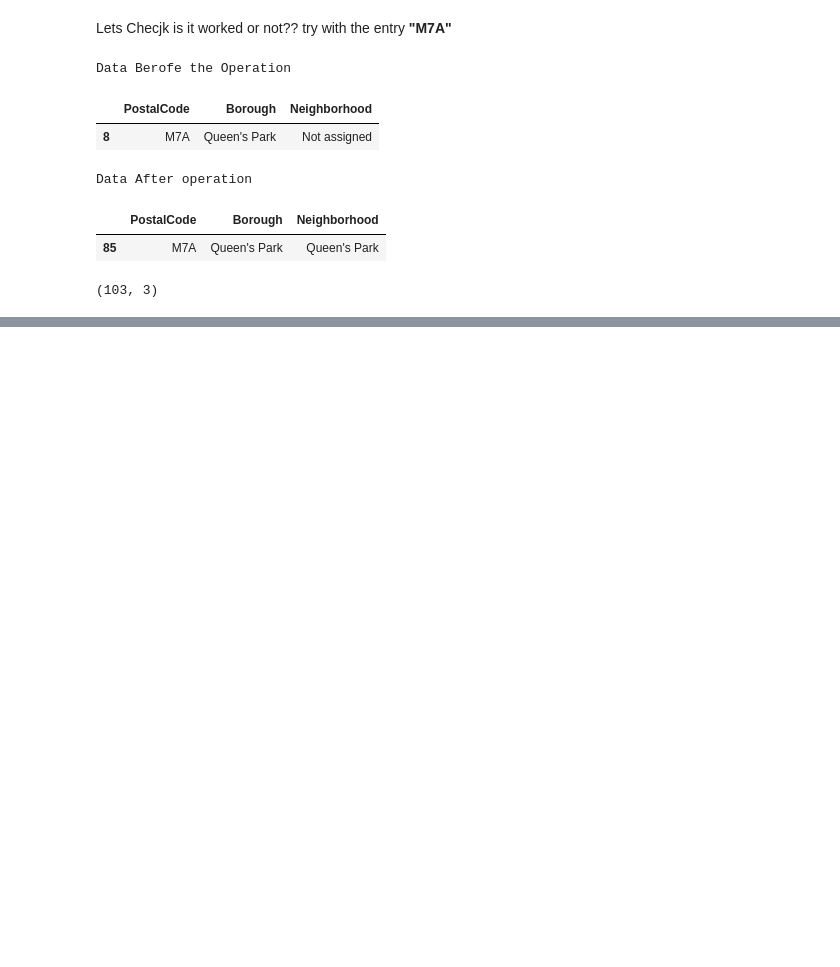
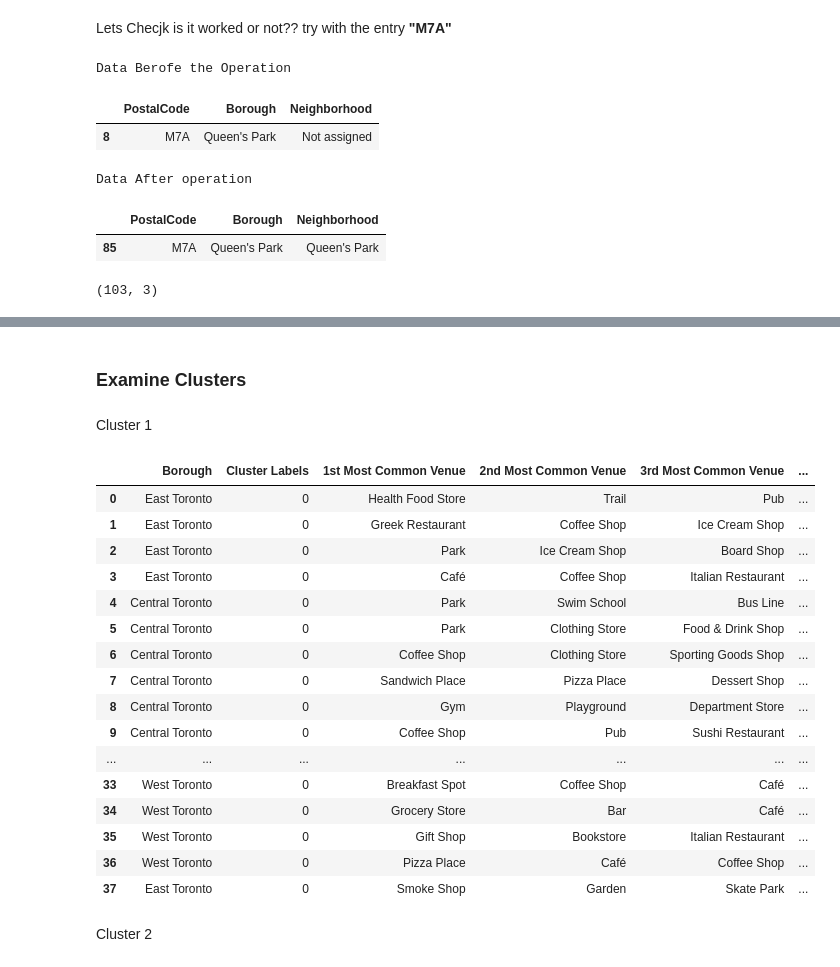
Before and after one commit to sandip2406/Coursera_Project1, a Jupyter notebook: Capstone_Week 3 Assignment_1.ipynb, the cells around one changed output, grey strips where cells are left out. Saved outputs shown, nothing was run; the diff lists cells and outputs as text; code cells hidden in the pictures; blank space fills up the shorter version.

```diff
--- a/Capstone_Week 3 Assignment_1.ipynb
+++ b/Capstone_Week 3 Assignment_1.ipynb
@@ -130,0 +596,10 @@ df2.to_csv('task1.csv', index=False)
+# %%
+toronto_merged = toronto_data
+
+# add clustering labels
+toronto_merged['Cluster Labels'] = kmeans.labels_
+
+# merge toronto_grouped with toronto_data to add latitude/longitude for each neighborhood
+toronto_merged = toronto_merged.join(neighborhoods_venues_sorted.set_index('Neighborhood'), on='Neighborhood')
+
+toronto_merged.head() # check the last columns!
@@ -130,0 +641,26 @@ df2.to_csv('task1.csv', index=False)
+# %% [markdown]
+### Examine Clusters
+# %% [markdown]
+Cluster 1
+# %%
+toronto_merged.loc[toronto_merged['Cluster Labels'] == 0, toronto_merged.columns[[1] + list(range(5, toronto_merged.shape[1]))]]
+# %% [output]
+|  | Borough | Cluster Labels | 1st Most Common Venue | 2nd Most Common Venue | 3rd Most Common Venue | ... |
+| 0 | East Toronto | 0 | Health Food Store | Trail | Pub | ... |
+| 1 | East Toronto | 0 | Greek Restaurant | Coffee Shop | Ice Cream Shop | ... |
+| 2 | East Toronto | 0 | Park | Ice Cream Shop | Board Shop | ... |
+| 3 | East Toronto | 0 | Café | Coffee Shop | Italian Restaurant | ... |
+| 4 | Central Toronto | 0 | Park | Swim School | Bus Line | ... |
+| 5 | Central Toronto | 0 | Park | Clothing Store | Food & Drink Shop | ... |
+| 6 | Central Toronto | 0 | Coffee Shop | Clothing Store | Sporting Goods Shop | ... |
+| 7 | Central Toronto | 0 | Sandwich Place | Pizza Place | Dessert Shop | ... |
+| 8 | Central Toronto | 0 | Gym | Playground | Department Store | ... |
+| 9 | Central Toronto | 0 | Coffee Shop | Pub | Sushi Restaurant | ... |
+| ... | ... | ... | ... | ... | ... | ... |
+| 33 | West Toronto | 0 | Breakfast Spot | Coffee Shop | Café | ... |
+| 34 | West Toronto | 0 | Grocery Store | Bar | Café | ... |
+| 35 | West Toronto | 0 | Gift Shop | Bookstore | Italian Restaurant | ... |
+| 36 | West Toronto | 0 | Pizza Place | Café | Coffee Shop | ... |
+| 37 | East Toronto | 0 | Smoke Shop | Garden | Skate Park | ... |
+# %% [markdown]
+Cluster 2
```
Also changed, not shown: parts of 61 cells of this notebook.
